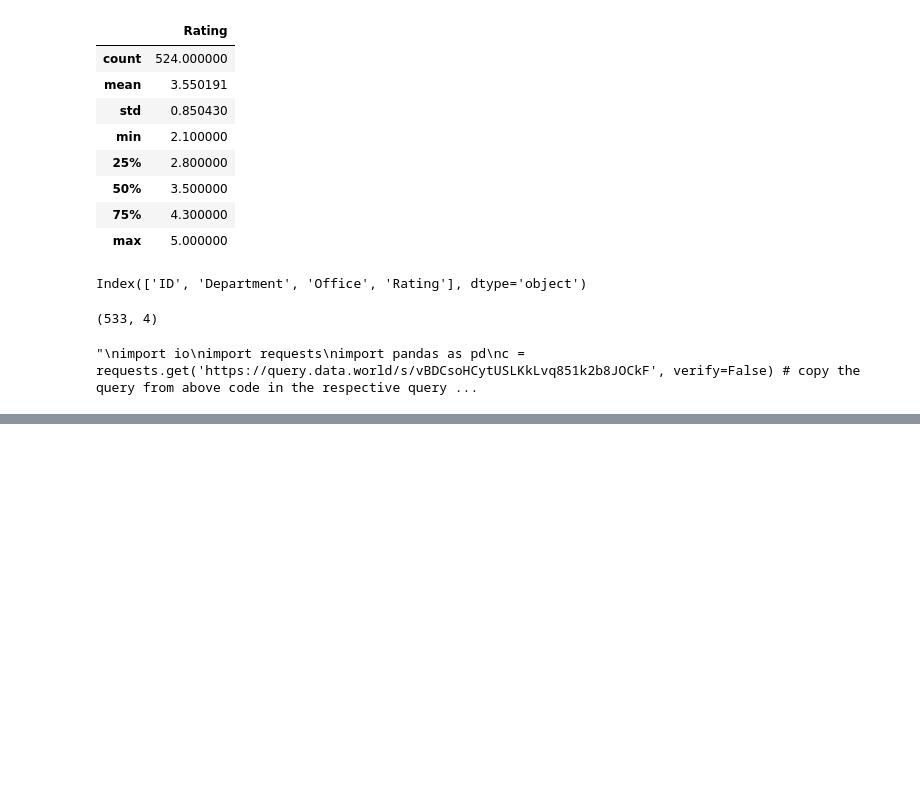
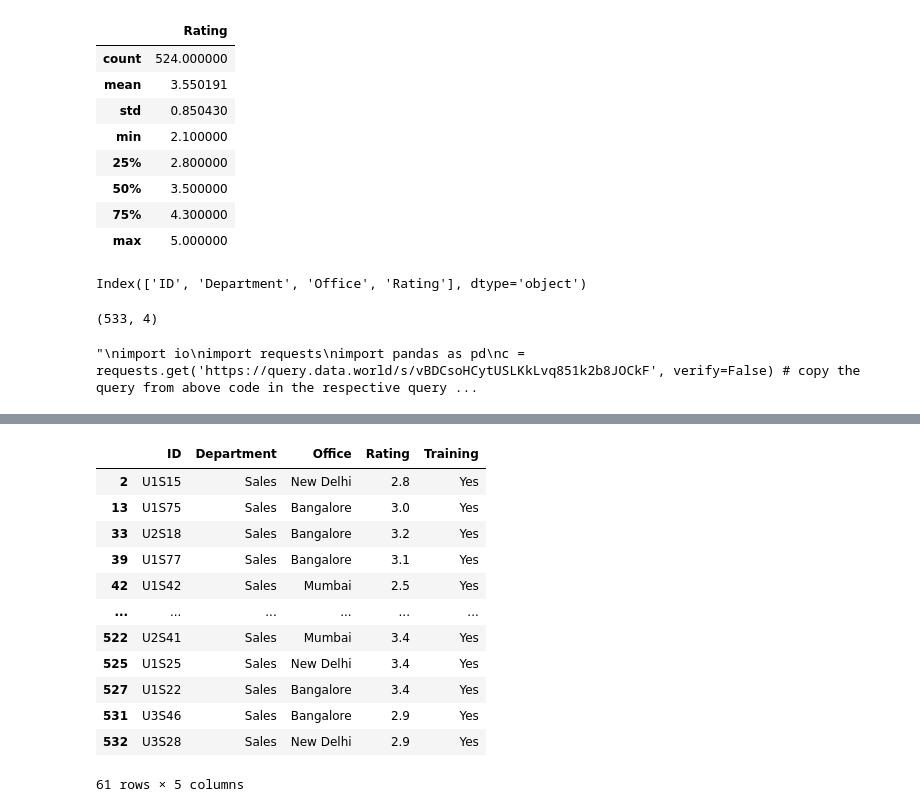
Before and after one commit to pratham98k/IIITB-ML-AI, a Jupyter notebook: Python-Bootcamp/Week-5/week5.ipynb, the cells around one changed output, grey strips where cells are left out. Cells and saved outputs as stored; diff of their text form; code cells hidden in the pictures; blank space fills up the shorter version.

```diff
--- a/Python-Bootcamp/Week-5/week5.ipynb
+++ b/Python-Bootcamp/Week-5/week5.ipynb
@@ -100,0 +221,16 @@ marks = pd.read_csv(io.StringIO(s.decode('utf-8')))
+# %%
+df[(df['Rating']<3.5) & (df['Department']=='Sales')]
+# %% [output]
+|  | ID | Department | Office | Rating | Training |
+| 2 | U1S15 | Sales | New Delhi | 2.8 | Yes |
+| 13 | U1S75 | Sales | Bangalore | 3.0 | Yes |
+| 33 | U2S18 | Sales | Bangalore | 3.2 | Yes |
+| 39 | U1S77 | Sales | Bangalore | 3.1 | Yes |
+| 42 | U1S42 | Sales | Mumbai | 2.5 | Yes |
+| ... | ... | ... | ... | ... | ... |
+| 522 | U2S41 | Sales | Mumbai | 3.4 | Yes |
+| 525 | U1S25 | Sales | New Delhi | 3.4 | Yes |
+| 527 | U1S22 | Sales | Bangalore | 3.4 | Yes |
+| 531 | U3S46 | Sales | Bangalore | 2.9 | Yes |
+| 532 | U3S28 | Sales | New Delhi | 2.9 | Yes |
+61 rows × 5 columns
```
Also changed, not shown: parts of 17 cells of this notebook, 11 other files.
